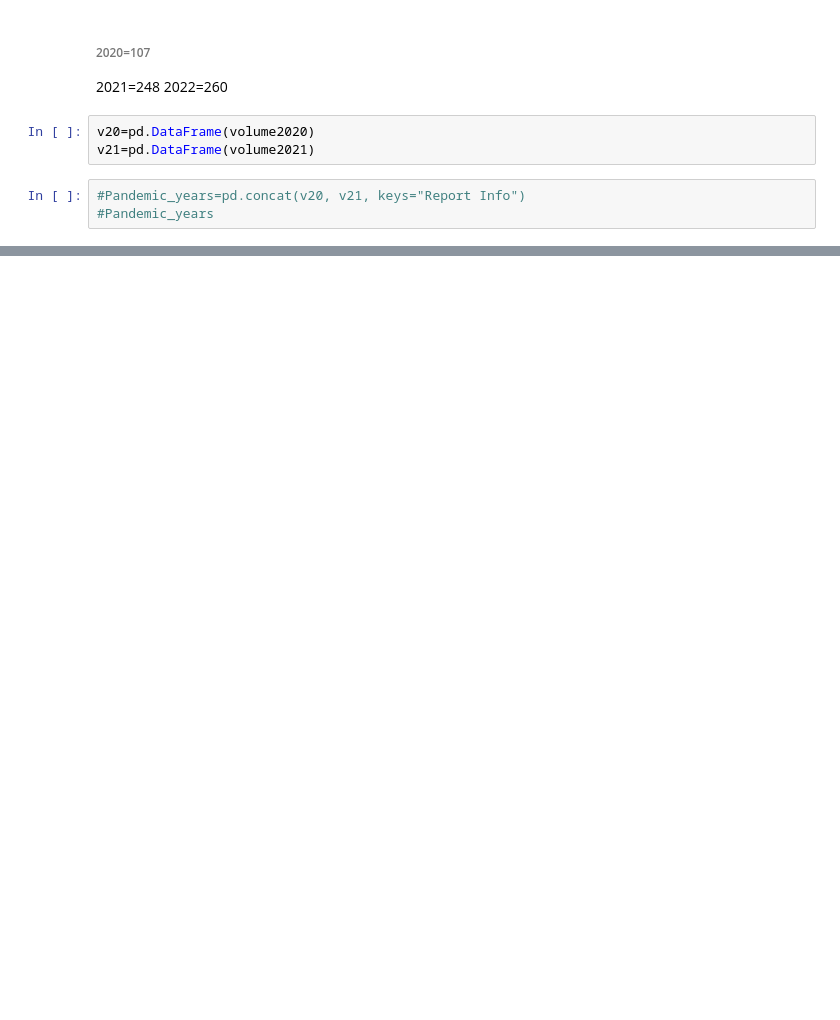
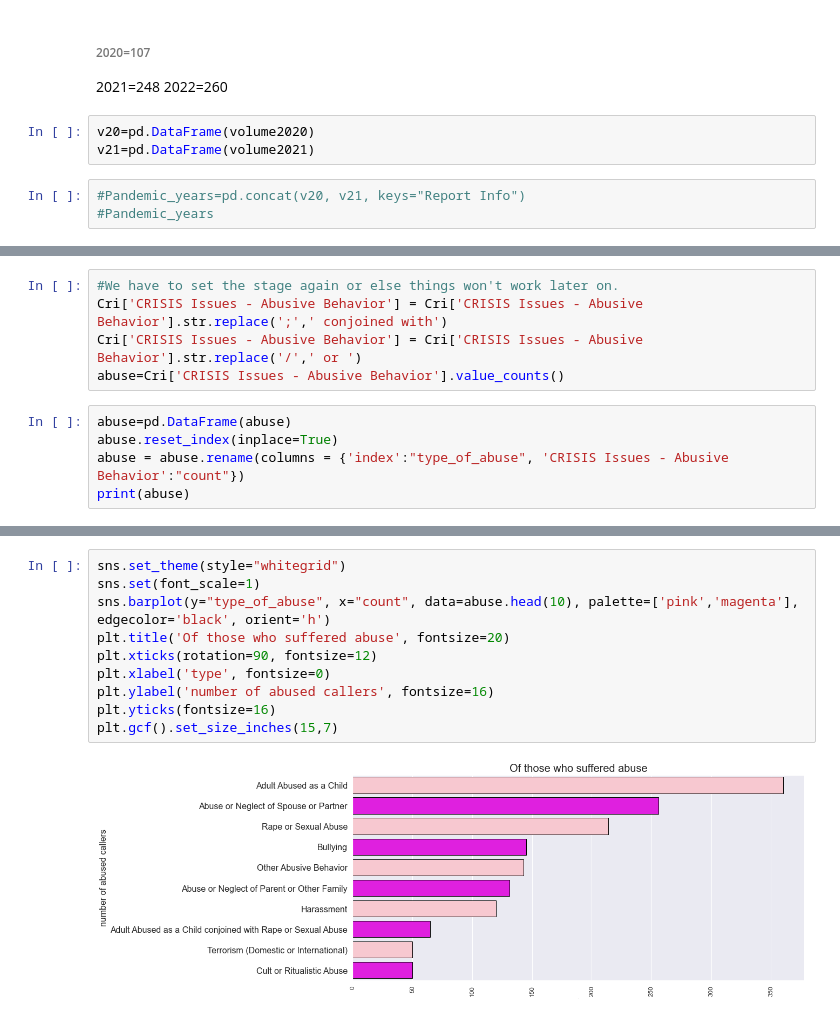
Before and after one commit to NSS-Data-Analytics-Cohort-6/fcs-crisis-data-campers, a Jupyter notebook: notebook/CD_DC-Ulitimate_Crisis.ipynb, the cells around one changed output, grey strips where cells are left out. Saved outputs shown, nothing was run; the diff lists cells and outputs as text; blank space fills up the shorter version.

```diff
--- a/notebook/CD_DC-Ulitimate_Crisis.ipynb
+++ b/notebook/CD_DC-Ulitimate_Crisis.ipynb
@@ -180,0 +678,10 @@ mental_health_df.head()
+# %%
+#We have to set the stage again or else things won't work later on.
+Cri['CRISIS Issues - Abusive Behavior'] = Cri['CRISIS Issues - Abusive Behavior'].str.replace(';',' conjoined with')
+Cri['CRISIS Issues - Abusive Behavior'] = Cri['CRISIS Issues - Abusive Behavior'].str.replace('/',' or ')
+abuse=Cri['CRISIS Issues - Abusive Behavior'].value_counts()
+# %%
+abuse=pd.DataFrame(abuse)
+abuse.reset_index(inplace=True)
+abuse = abuse.rename(columns = {'index':"type_of_abuse", 'CRISIS Issues - Abusive Behavior':"count"})
+print(abuse)
@@ -180,0 +706,12 @@ mental_health_df.head()
+# %%
+sns.set_theme(style="whitegrid")
+sns.set(font_scale=1)
+sns.barplot(y="type_of_abuse", x="count", data=abuse.head(10), palette=['pink','magenta'], edgecolor='black', orient='h')
+plt.title('Of those who suffered abuse', fontsize=20)
+plt.xticks(rotation=90, fontsize=12)
+plt.xlabel('type', fontsize=0)
+plt.ylabel('number of abused callers', fontsize=16)
+plt.yticks(fontsize=16)
+plt.gcf().set_size_inches(15,7)
+# %% [output]
+[figure, added]
```
Also changed, not shown: parts of 72 cells of this notebook.
